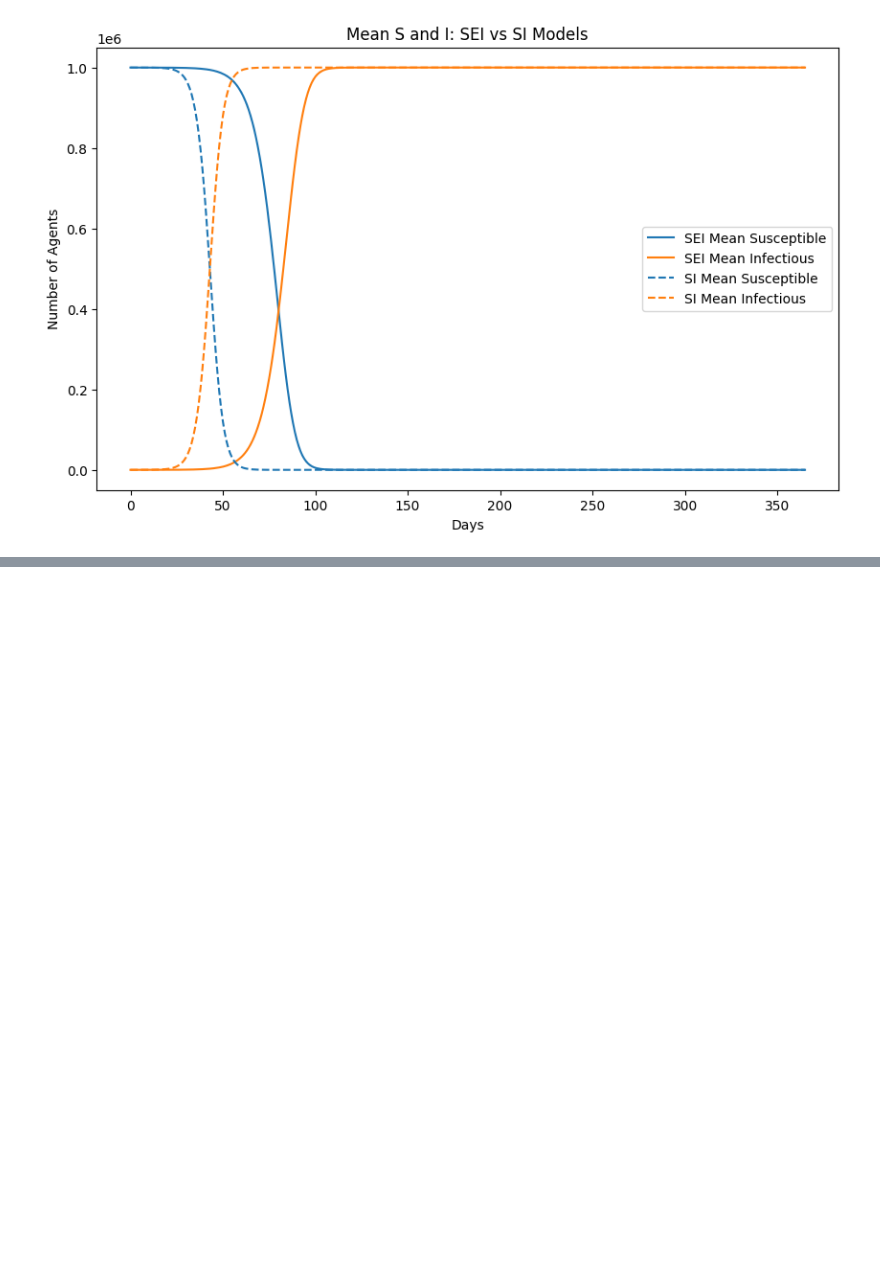
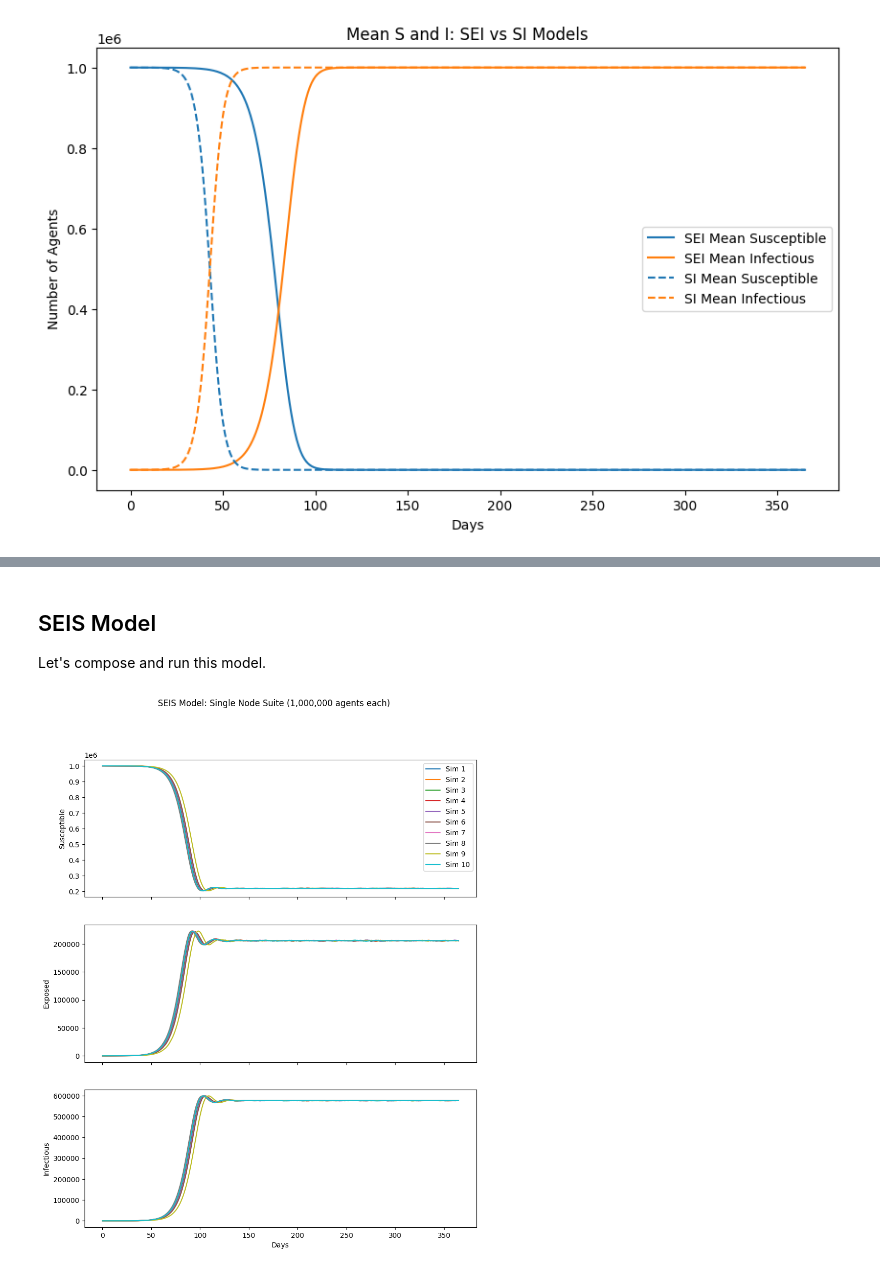
Before and after one commit to InstituteforDiseaseModeling/laser-generic, a Jupyter notebook: docs/tutorials/notebooks/SEI_and_SEIS_implementations.ipynb, the cells around one changed output, grey strips where cells are left out. Cells and saved outputs as stored; diff of their text form; code cells hidden in the pictures; blank space fills up the shorter version.

Commit message:
More example notebooks. Minor changes to model.py

```diff
--- a/docs/tutorials/notebooks/SEI_and_SEIS_implementations.ipynb
+++ b/docs/tutorials/notebooks/SEI_and_SEIS_implementations.ipynb
@@ -86,6 +79,7 @@ We will implement a new ExposedSEI class which overrides the functions in the SE
 import numba as nb
 import numpy as np
 from laser.generic.models.SI import State
+from laser.generic.models.components import nb_timer_update
 
 # Implement a new nb_exposed_step() function which tests the state and etimer and transitions the agent to the INFECTIOUS state when the timer expires. This function will not take itimers, infdurdist, infdurmin, or tick parameters and will not set an infectious duration timer. The function should use Numba's njit decorator for performance and prange to parallelize over agents.
 # Implement a new step() function, modeled after the SEIR model Exposed step(), which updates the node count E, calls the new nb_exposed_step() function with an accumulation array - newly_infectious - and updates the node E and I counters.
@@ -98,27 +92,17 @@ class ExposedSEI(Exposed):
 
         return
 
-    @staticmethod
-    @nb.njit(nogil=True, parallel=True)
-    def nb_exposed_step(states, etimers, newly_infectious_by_node, nodeids) -> None:
-        for i in nb.prange(states.shape[0]):
-            if states[i] == State.EXPOSED.value:
-                etimers[i] -= 1
-                if etimers[i] <= 0:
-                    states[i] = State.INFECTIOUS.value
-                    newly_infectious_by_node[nb.get_thread_id(), nodeids[i]] += 1
-
-        return
-
     def step(self, tick: int) -> None:
         # Propagate the number of exposed individuals in each patch
         # state(t+1) = state(t) + ∆state(t), initialize state(t+1) with state(t)
         self.model.nodes.E[tick + 1] = self.model.nodes.E[tick]
 
         newly_infectious_by_node = np.zeros((nb.get_num_threads(), self.model.nodes.count), dtype=np.int32)
-        self.nb_exposed_step(
+        nb_timer_update(
             self.model.people.state,
+            State.EXPOSED.value,
             self.model.people.etimer,
+            State.INFECTIOUS.value,
             newly_infectious_by_node,
             self.model.people.nodeid,
         )
@@ -251,0 +281,46 @@ As expected, the SEI model takes longer to get started due to the delay imposed
+# %% [markdown]
+## SEIS Model
+
+Let's compose and run this model.
+# %%
+initial_infectious = 10
+seeds = [1, 2, 3, 5, 8, 13, 21, 34, 55, 89]
+nticks = 365
+
+scenario = grid(M=1, N=1, node_size_degs=0.1, population_fn=lambda x, y: 1_000_000)
+scenario["S"] = scenario.population - initial_infectious
+scenario["E"] = 0
+scenario["I"] = initial_infectious
+
+results_seis = []
+for i, seed in enumerate(seeds):
+    set_seed(seed)
+    model = Model(scenario, params=PropertySet({"beta": 0.3, "seed": seed, "nticks": nticks}), skip_capacity=True)
+    exposure_duration = normal(loc=5, scale=1.5)
+    infectious_duration = normal(loc=14, scale=2.0)
+    model.components = [
+        Susceptible(model),
+        InfectiousSEIS(model, infdurdist=infectious_duration, infdurmin=1),  # Infectious goes _before_ Exposed so the previous I count is propagated before the Exposed step updates it.
+        SEIR.Exposed(model, expdurdist=exposure_duration, expdurmin=1, infdurdist=infectious_duration, infdurmin=1), # ExposedSEI needs the exposure duration distribution for initializing exposed agents.
+        SEIR.Transmission(model, expdurdist=exposure_duration, expdurmin=1), # Transmission needs the exposure duration distribution to set the exposure timers on newly infected agents.
+    ]
+
+    model.run(f"Scenario {i+1:2}/{len(seeds)} (seed={seed:2})")
+    results_seis.append((model.nodes.S, model.nodes.E, model.nodes.I))
+
+import matplotlib.pyplot as plt
+
+fig, ax = plt.subplots(3, 1, figsize=(10, 12), sharex=True)
+for i, (S, E, I) in enumerate(results_seis):
+    ax[0].plot(S.sum(axis=1), label=f"Sim {i+1}")
+    ax[1].plot(E.sum(axis=1), label=f"Sim {i+1}")
+    ax[2].plot(I.sum(axis=1), label=f"Sim {i+1}")
+ax[0].set_ylabel("Susceptible")
+ax[1].set_ylabel("Exposed")
+ax[2].set_ylabel("Infectious")
+ax[2].set_xlabel("Days")
+ax[0].legend()
+plt.suptitle("SEIS Model: Single Node Suite (1,000,000 agents each)")
+plt.show()
+# %% [output]
+[figure, added]
```
Also changed, not shown: parts of 15 cells of this notebook, 2 other files.
